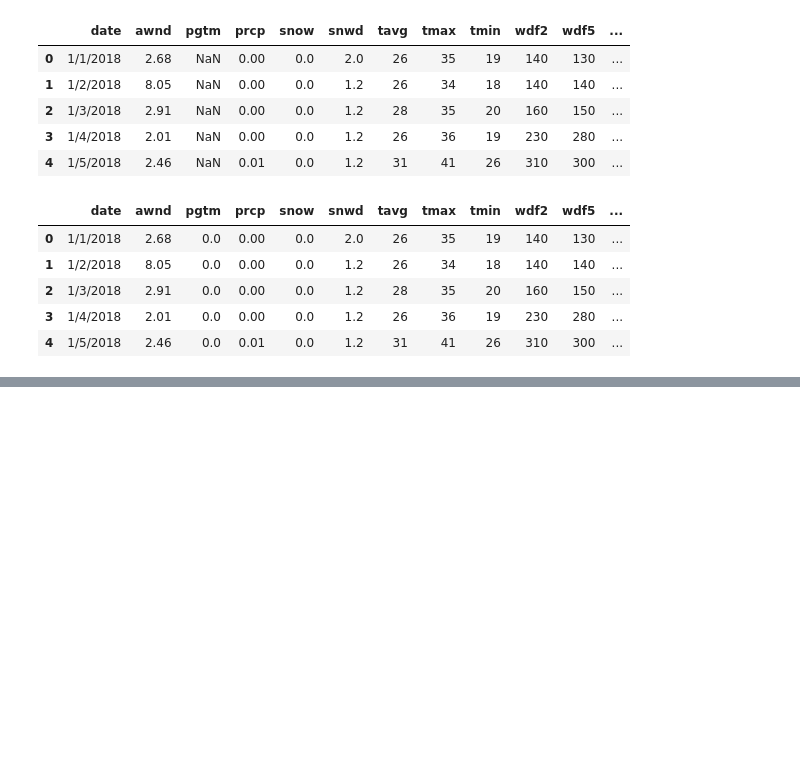
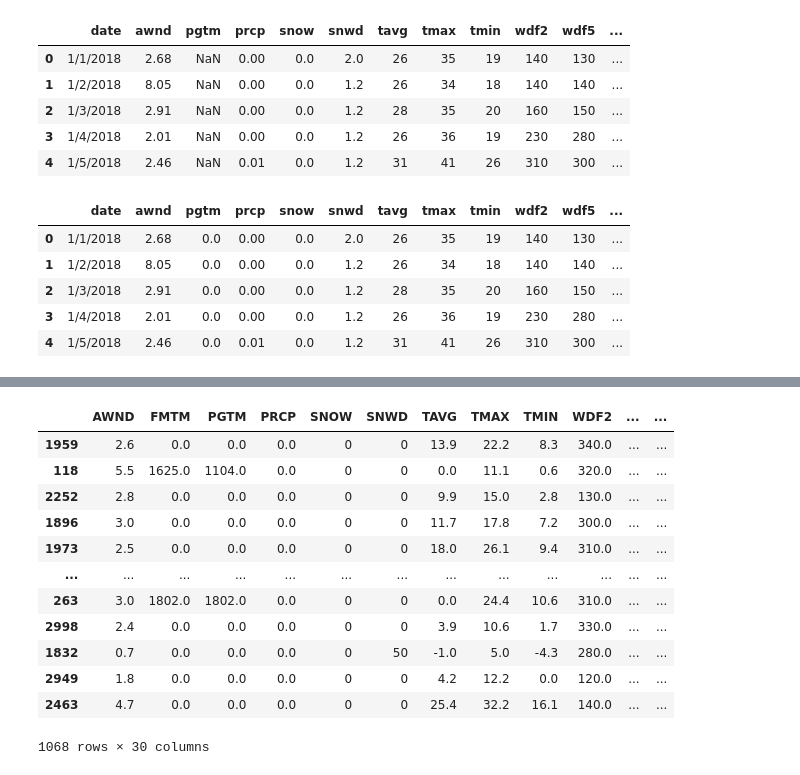
Before and after one commit to HannaMeinikheim/CS-334, a Jupyter notebook: HW4-LogisticRegression_ScikitLearn.ipynb, the cells around one changed output, grey strips where cells are left out. Drawn from its saved outputs; the diff is of its cells as text; code cells hidden in the pictures; blank space fills up the shorter version.

```diff
--- a/HW4-LogisticRegression_ScikitLearn.ipynb
+++ b/HW4-LogisticRegression_ScikitLearn.ipynb
@@ -93,0 +190,3 @@ weather.head()
+# %%
+from sklearn.model_selection import train_test_split
+X_train,X_test,y_train,y_test=train_test_split(X, y, test_size=0.25, random_state=25)
@@ -93,0 +205,16 @@ weather.head()
+# %%
+X_test
+# %% [output]
+|  | AWND | FMTM | PGTM | PRCP | SNOW | SNWD | TAVG | TMAX | TMIN | WDF2 | ... | ... |
+| 1959 | 2.6 | 0.0 | 0.0 | 0.0 | 0 | 0 | 13.9 | 22.2 | 8.3 | 340.0 | ... | ... |
+| 118 | 5.5 | 1625.0 | 1104.0 | 0.0 | 0 | 0 | 0.0 | 11.1 | 0.6 | 320.0 | ... | ... |
+| 2252 | 2.8 | 0.0 | 0.0 | 0.0 | 0 | 0 | 9.9 | 15.0 | 2.8 | 130.0 | ... | ... |
+| 1896 | 3.0 | 0.0 | 0.0 | 0.0 | 0 | 0 | 11.7 | 17.8 | 7.2 | 300.0 | ... | ... |
+| 1973 | 2.5 | 0.0 | 0.0 | 0.0 | 0 | 0 | 18.0 | 26.1 | 9.4 | 310.0 | ... | ... |
+| ... | ... | ... | ... | ... | ... | ... | ... | ... | ... | ... | ... | ... |
+| 263 | 3.0 | 1802.0 | 1802.0 | 0.0 | 0 | 0 | 0.0 | 24.4 | 10.6 | 310.0 | ... | ... |
+| 2998 | 2.4 | 0.0 | 0.0 | 0.0 | 0 | 0 | 3.9 | 10.6 | 1.7 | 330.0 | ... | ... |
+| 1832 | 0.7 | 0.0 | 0.0 | 0.0 | 0 | 50 | -1.0 | 5.0 | -4.3 | 280.0 | ... | ... |
+| 2949 | 1.8 | 0.0 | 0.0 | 0.0 | 0 | 0 | 4.2 | 12.2 | 0.0 | 120.0 | ... | ... |
+| 2463 | 4.7 | 0.0 | 0.0 | 0.0 | 0 | 0 | 25.4 | 32.2 | 16.1 | 140.0 | ... | ... |
+1068 rows × 30 columns
```
Also changed, not shown: parts of 11 cells of this notebook.
